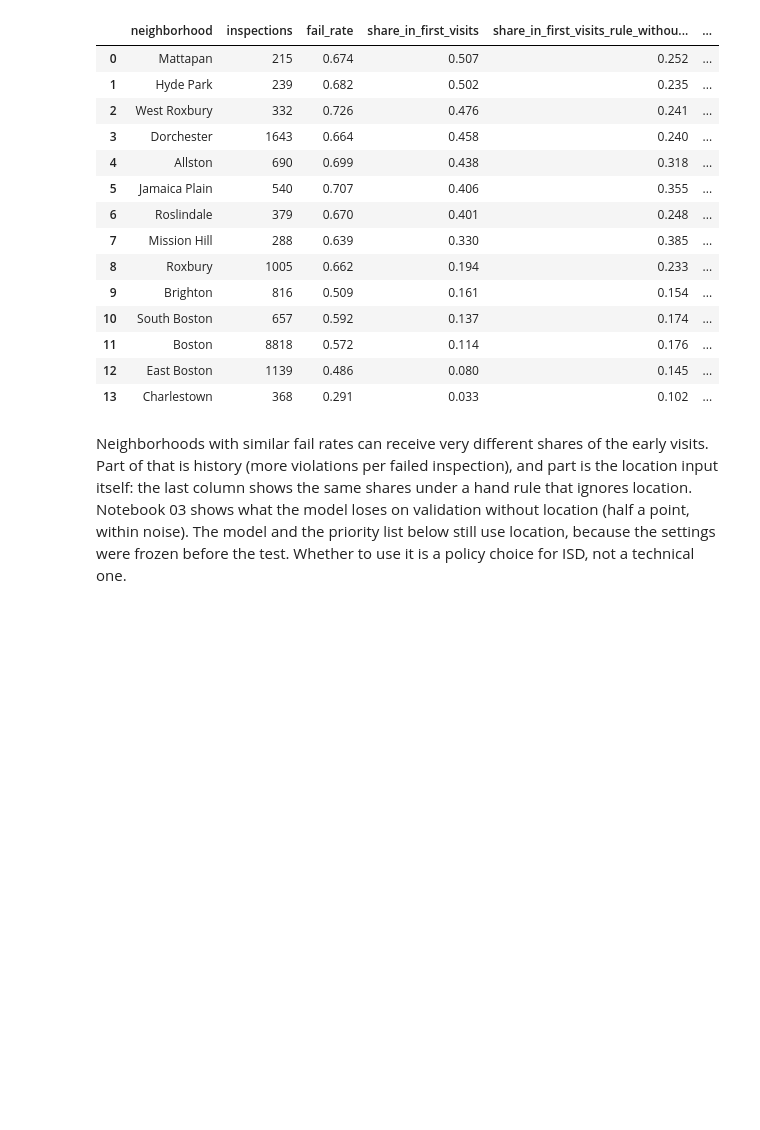
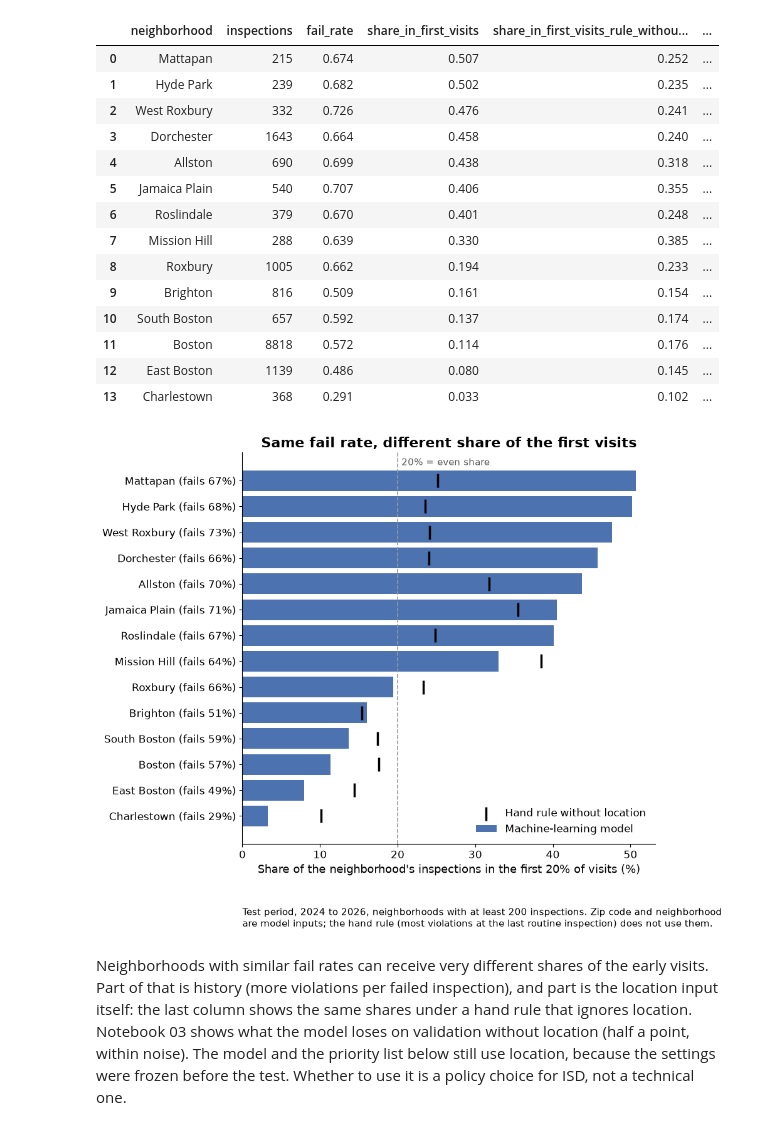
Before and after one commit to nh13120/boston-restaurant-inspection-risk, a Jupyter notebook: notebooks/04_results.ipynb, the cells around one changed output. Drawn from its saved outputs; the diff is of its cells as text; code cells hidden in the pictures; blank space fills up the shorter version.

```diff
--- a/notebooks/04_results.ipynb
+++ b/notebooks/04_results.ipynb
@@ -410,6 +426,12 @@ neighborhoods.round(3)
 | 11 | Boston | 8818 | 0.572 | 0.114 | 0.176 | ... |
 | 12 | East Boston | 1139 | 0.486 | 0.080 | 0.145 | ... |
 | 13 | Charlestown | 368 | 0.291 | 0.033 | 0.102 | ... |
+# %%
+fig = I.plot_neighborhoods(neighborhoods, FINAL, "Same fail rate, different share of the first visits",
+                           path="../results/figures/neighborhood_first_visits.png")
+plt.show()
+# %% [output]
+[figure, added]
 # %% [markdown]
 Neighborhoods with similar fail rates can receive very different shares of the early visits. Part of that is history (more violations per failed inspection), and part is the location input itself: the last column shows the same shares under a hand rule that ignores location. Notebook 03 shows what the model loses on validation without location (half a point, within noise). The model and the priority list below still use location, because the settings were frozen before the test. Whether to use it is a policy choice for ISD, not a technical one.
 # %% [markdown]
```
Also changed, not shown: parts of 2 cells of this notebook, 8 other files.
